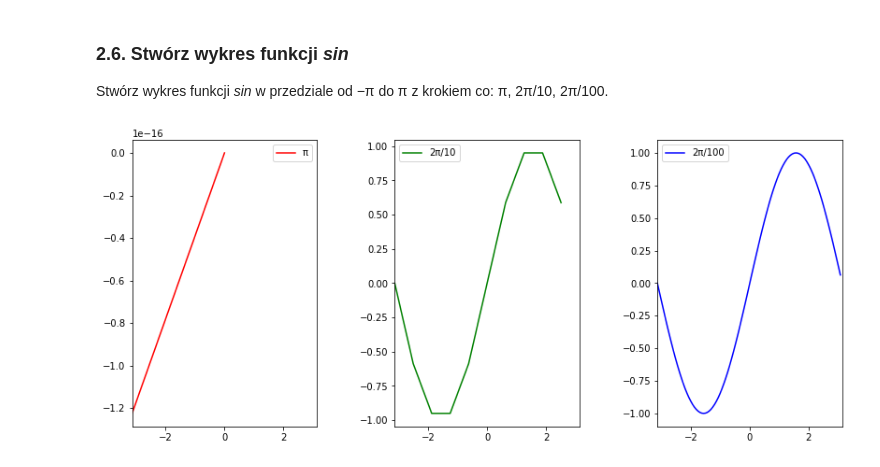
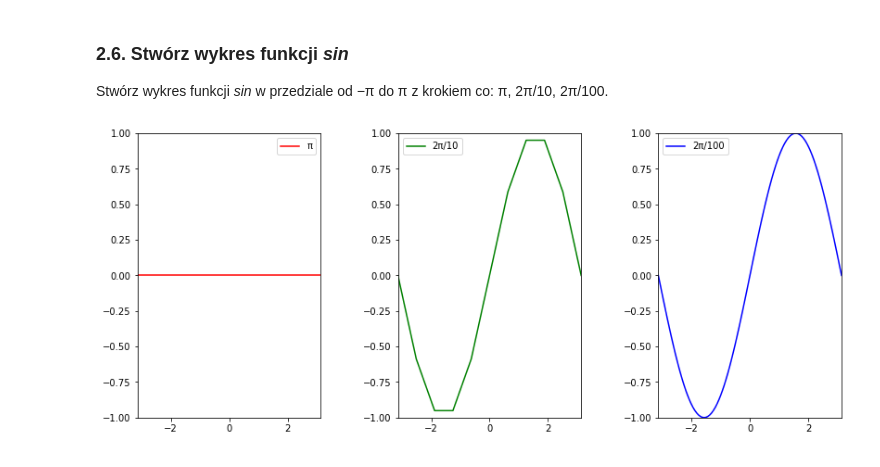
Before and after one commit to niz-ka/kck, a Jupyter notebook: lab2/Numpy_Sympy.ipynb, the cells around one changed output. Drawn from its saved outputs; the diff is of its cells as text; code cells hidden in the pictures.

Commit message:
Set ylim and fix first sin plot

```diff
--- a/lab2/Numpy_Sympy.ipynb
+++ b/lab2/Numpy_Sympy.ipynb
@@ -146,19 +146,20 @@ Stwórz wykres funkcji _sin_ w przedziale od −π do π z krokiem co: π, 2π/1
 # %%
 properties = {
     "color" : ("red", "green", "blue"),
     "step" : (np.pi, 2*np.pi/10, 2*np.pi/100),
     "label" : ("π", "2π/10", "2π/100")
 }
 
 fig, axs = plt.subplots(1,3)
 fig.tight_layout()
 fig.set_size_inches(12, 5)
 
 for i in range(3):
-    x_values = np.arange(-np.pi, np.pi, properties["step"][i])
+    x_values = np.arange(-np.pi, np.pi + 0.0001, properties["step"][i])
     y_values = np.sin(x_values)
     axs[i].plot(x_values, y_values, color=properties["color"][i], label=properties["label"][i])
     axs[i].set_xlim(-np.pi, np.pi)
+    axs[i].set_ylim(-1,1)
     axs[i].legend()
 # %% [output]
-[figure, old version]
+[figure, new version]
```
Also changed, not shown: parts of 1 cell of this notebook, 1 other file.
